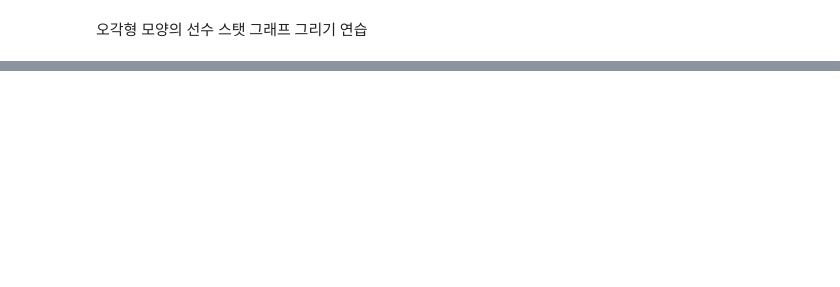
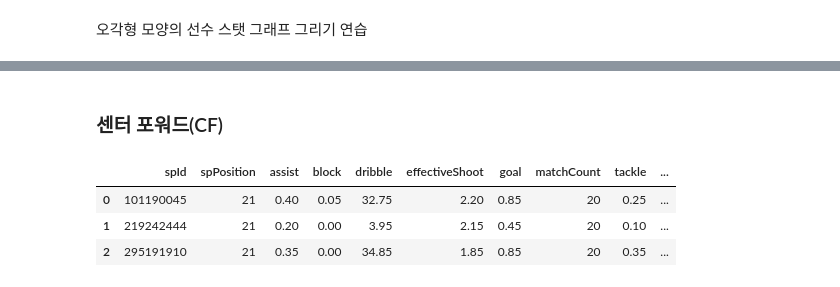
Before and after one commit to euneestella/fifa-online-ranker-analysis, a Jupyter notebook: ranker_analysis.ipynb, the cells around one changed output, grey strips where cells are left out. Cells and saved outputs as stored; diff of their text form; code cells hidden in the pictures; blank space fills up the shorter version.

```diff
--- a/ranker_analysis.ipynb
+++ b/ranker_analysis.ipynb
@@ -158,0 +185,13 @@ fig.show()
+# %% [markdown]
+### 센터 포워드(CF)
+# %%
+cf = fifa[(fifa.spPosition == 21) & (fifa.matchCount == 20)]
+cf_top3 = cf.sort_values(by = 'effectiveShoot', ascending = False).head(3)
+cf_top3.reset_index( inplace = True )
+cf_top3.drop(['index'], axis=1, inplace = True)
+cf_top3
+# %% [output]
+|  | spId | spPosition | assist | block | dribble | effectiveShoot | goal | matchCount | tackle | ... |
+| 0 | 101190045 | 21 | 0.40 | 0.05 | 32.75 | 2.20 | 0.85 | 20 | 0.25 | ... |
+| 1 | 219242444 | 21 | 0.20 | 0.00 | 3.95 | 2.15 | 0.45 | 20 | 0.10 | ... |
+| 2 | 295191910 | 21 | 0.35 | 0.00 | 34.85 | 1.85 | 0.85 | 20 | 0.35 | ... |
```
Also changed, not shown: parts of 27 cells of this notebook.
